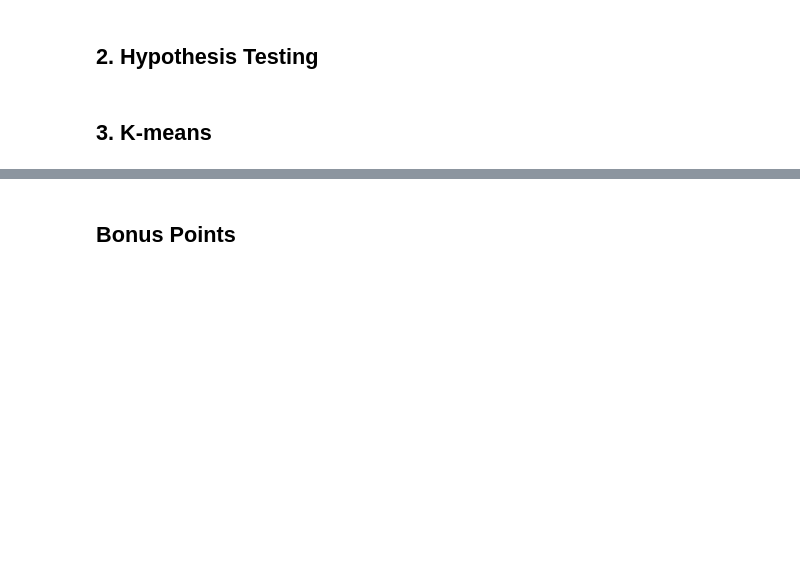
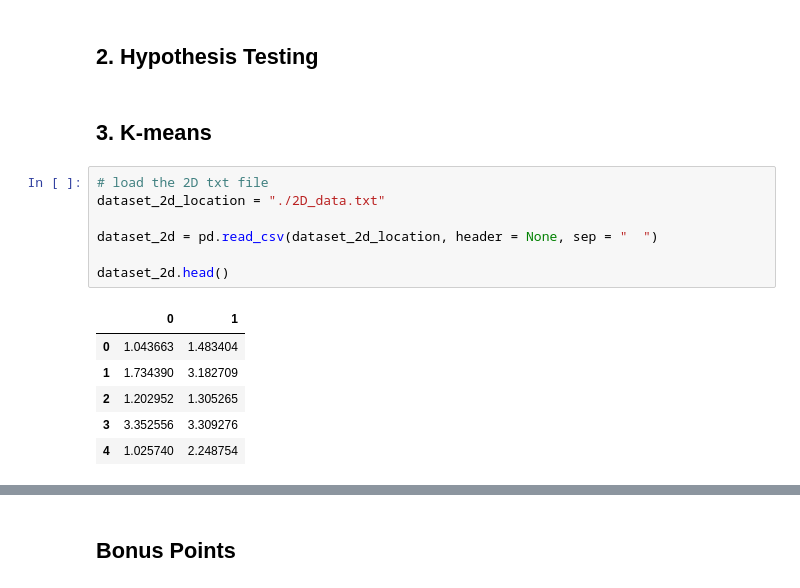
Before and after one commit to Tazering/UVA-CS, a Jupyter notebook: CS-3501_Zhang/PS2/tkj9ep_PS2.ipynb, the cells around one changed output, grey strips where cells are left out. Drawn from its saved outputs; the diff is of its cells as text; blank space fills up the shorter version.

```diff
--- a/CS-3501_Zhang/PS2/tkj9ep_PS2.ipynb
+++ b/CS-3501_Zhang/PS2/tkj9ep_PS2.ipynb
@@ -40,3 +90,17 @@ c)
 ## **2. Hypothesis Testing**
 # %% [markdown]
 ## **3. K-means**
+# %%
+# load the 2D txt file
+dataset_2d_location = "./2D_data.txt"
+
+dataset_2d = pd.read_csv(dataset_2d_location, header = None, sep = "  ")
+
+dataset_2d.head()
+# %% [output]
+|  | 0 | 1 |
+| 0 | 1.043663 | 1.483404 |
+| 1 | 1.734390 | 3.182709 |
+| 2 | 1.202952 | 1.305265 |
+| 3 | 3.352556 | 3.309276 |
+| 4 | 1.025740 | 2.248754 |
```
Also changed, not shown: parts of 12 cells of this notebook.
